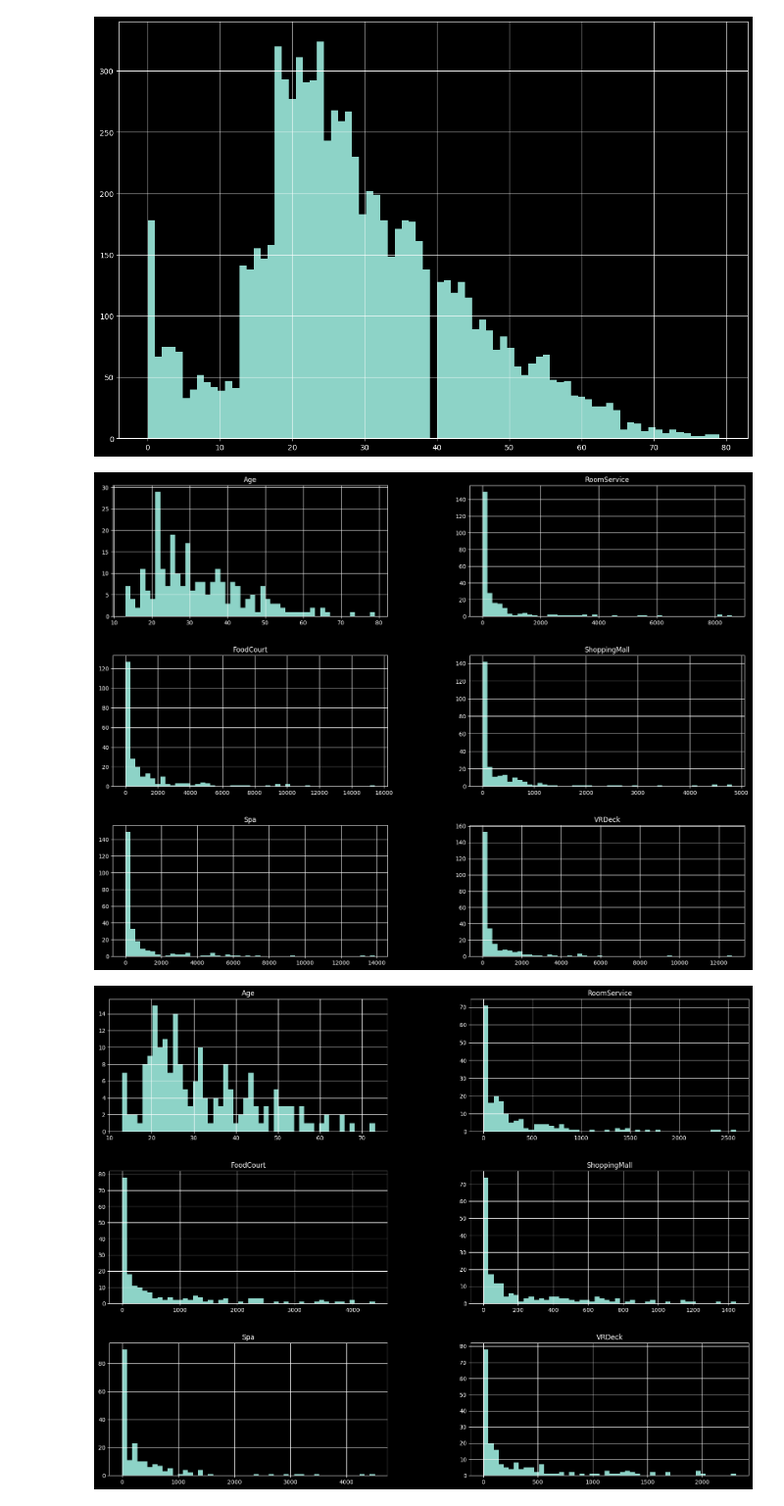
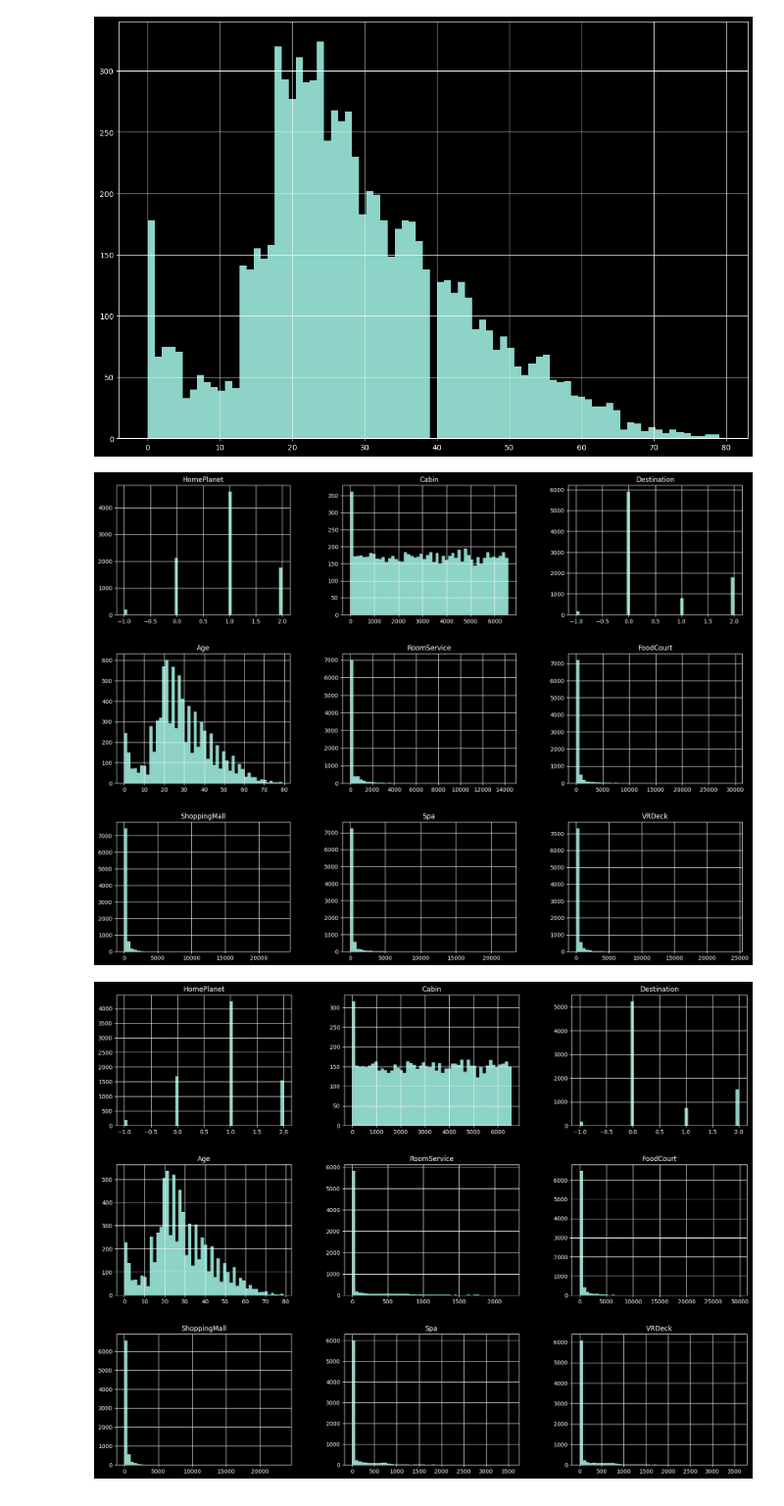
Before and after one commit to Orphenwizard/competitions_kg, a Jupyter notebook: Spaceship Titanic.ipynb, the cells around one changed output. Shown at 98% size. Cells and saved outputs as stored; diff of their text form; code cells hidden in the pictures.

```diff
--- a/Spaceship Titanic.ipynb
+++ b/Spaceship Titanic.ipynb
@@ -90,3 +61,3 @@ test
 # %%
 #remove columns dont have relevance information
-train = train[['HomePlanet', 'CryoSleep', 'Cabin', 'Destination','Age','VIP','RoomService','FoodCourt','ShoppingMall','Spa','VRDeck']]
+train = train[['HomePlanet', 'CryoSleep', 'Cabin', 'Destination','Age','VIP','RoomService','FoodCourt','ShoppingMall','Spa','VRDeck','Transported']]
@@ -147,32 +132,28 @@ plt.show()
 [figure]
 # %%
 #simple remove of outers
+filtro = 0.98
+train_filtered = train.copy()
 
-train_filtered = train.copy()
-#remove outers from VRDeck
-train_filtered = train_filtered[train_filtered.VRDeck > train_filtered.VRDeck.quantile(0.25)]
-#remove outers from Spa
-train_filtered = train_filtered[train_filtered.Spa > train_filtered.Spa.quantile(0.25)]
-#remove outers from RoomService
-train_filtered = train_filtered[train_filtered.RoomService > train_filtered.RoomService.quantile(0.25)]
-#remove outers from ShoppingMall
-train_filtered = train_filtered[train_filtered.ShoppingMall > train_filtered.ShoppingMall.quantile(0.25)]
-#remove outers from FoodCourt
-train_filtered = train_filtered[train_filtered.FoodCourt > train_filtered.FoodCourt.quantile(0.25)]
+# train_filtered = train_filtered[train_filtered.VRDeck > train_filtered.VRDeck.quantile(0.25)]
+# train_filtered = train_filtered[train_filtered.Spa > train_filtered.Spa.quantile(0.25)]
+# train_filtered = train_filtered[train_filtered.RoomService > train_filtered.RoomService.quantile(0.25)]
+# train_filtered = train_filtered[train_filtered.ShoppingMall > train_filtered.ShoppingMall.quantile(0.25)]
+# train_filtered = train_filtered[train_filtered.FoodCourt > train_filtered.FoodCourt.quantile(0.25)]
+
 train_filtered.hist(bins=50, figsize=(20,15))
 plt.show()
-#and filter > 95%
-train_filtered = train_filtered[train_filtered.VRDeck < train_filtered.VRDeck.quantile(0.95)]
-train_filtered = train_filtered[train_filtered.Spa < train_filtered.Spa.quantile(0.95)]
-train_filtered = train_filtered[train_filtered.RoomService < train_filtered.RoomService.quantile(0.95)]
-train_filtered = train_filtered[train_filtered.ShoppingMall < train_filtered.ShoppingMall.quantile(0.95)]
-train_filtered = train_filtered[train_filtered.FoodCourt < train_filtered.FoodCourt.quantile(0.95)]
+
+# #and filter > 95%
+train_filtered = train_filtered[train_filtered.VRDeck < train_filtered.VRDeck.quantile(filtro)]
+train_filtered = train_filtered[train_filtered.Spa < train_filtered.Spa.quantile(filtro)]
+train_filtered = train_filtered[train_filtered.RoomService < train_filtered.RoomService.quantile(filtro)]
 
 
 
 
 train_filtered.hist(bins=50, figsize=(20,15))
 plt.show()
 # %% [output]
-[figure, old version]
+[figure, new version]
-[figure, old version]
+[figure, new version]
```
Also changed, not shown: parts of 34 cells of this notebook.
